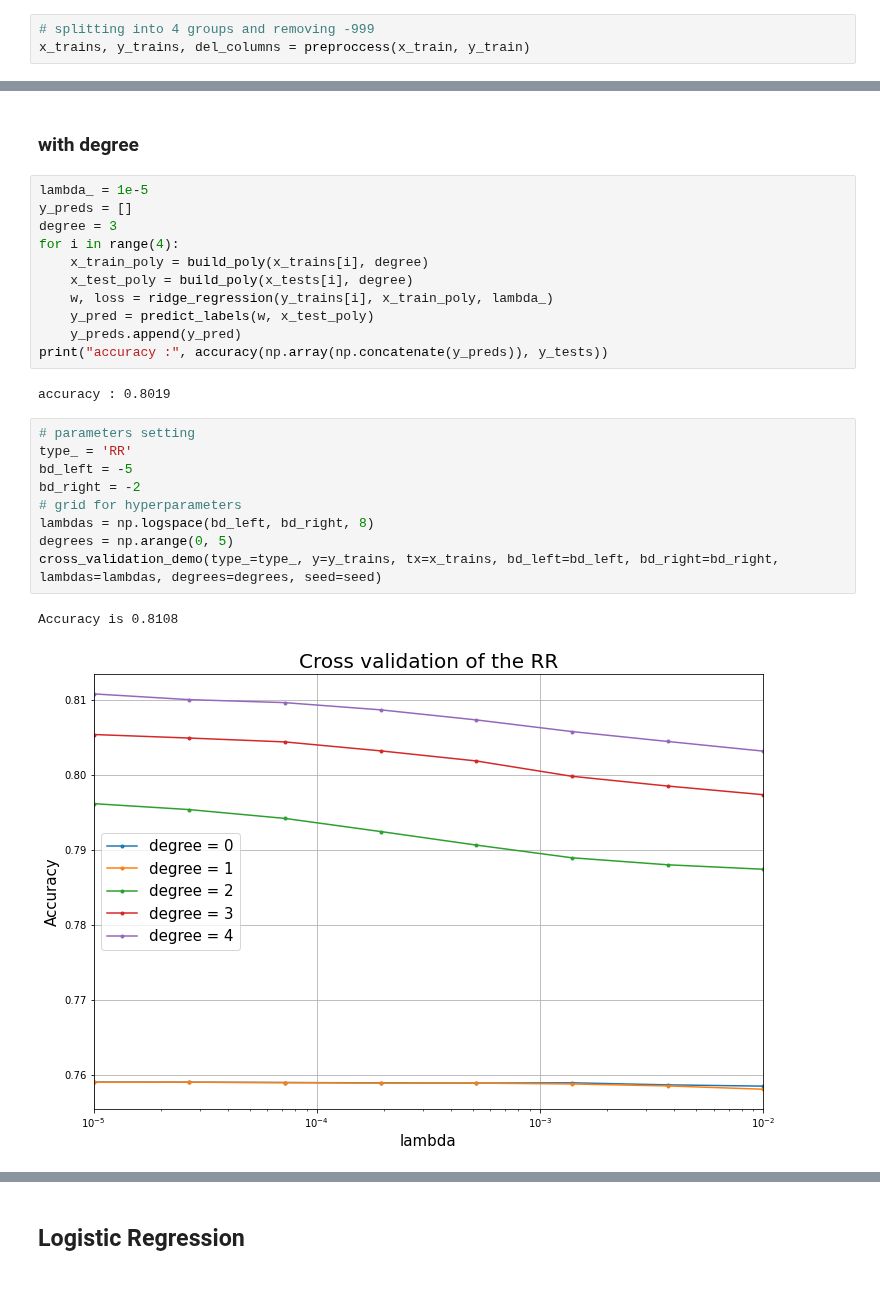
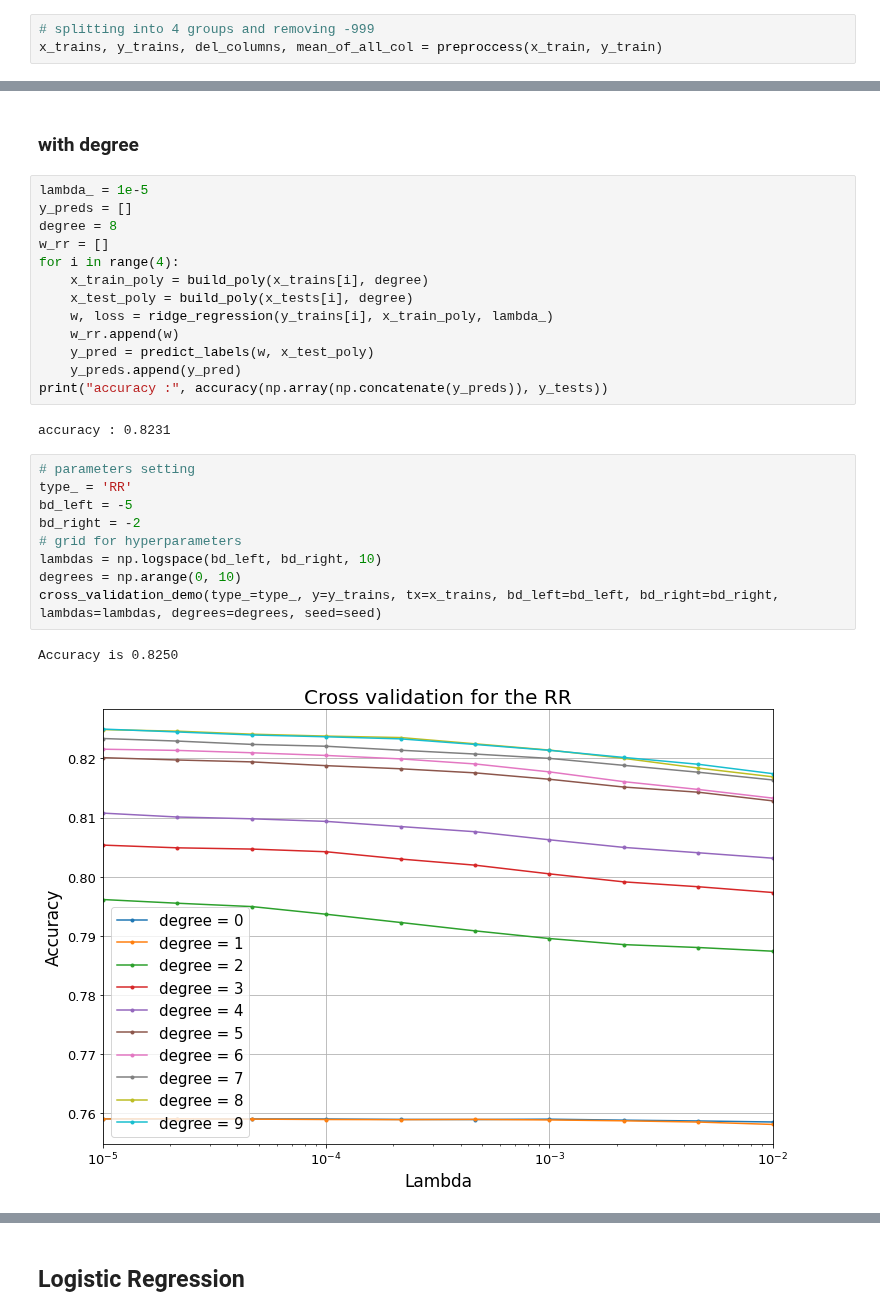
Before and after one commit to SonyaBlinova/ml-project-1-SES, a Jupyter notebook: project_FourGroups.ipynb, the cells around one changed output, grey strips where cells are left out. Drawn from its saved outputs; the diff is of its cells as text; blank space fills up the shorter version.

```diff
--- a/project_FourGroups.ipynb
+++ b/project_FourGroups.ipynb
@@ -27,7 +31,7 @@ ratio = 0.8
 x_train, y_train, x_test, y_test = split_data(input_data, labels, ratio=ratio, seed=seed)
 # %%
 # splitting into 4 groups and removing -999
-x_trains, y_trains, del_columns = preproccess(x_train, y_train)
+x_trains, y_trains, del_columns, mean_of_all_col = preproccess(x_train, y_train)
 # %%
 # remove correlated columns
 x_trains, del_columns_cor = correletions(x_trains)
@@ -151,25 +158,27 @@ accuracy : 0.7316
 # %%
 lambda_ = 1e-5
 y_preds = []
-degree = 3
+degree = 8
+w_rr = []
 for i in range(4):
     x_train_poly = build_poly(x_trains[i], degree)
     x_test_poly = build_poly(x_tests[i], degree)
     w, loss = ridge_regression(y_trains[i], x_train_poly, lambda_)
+    w_rr.append(w)
     y_pred = predict_labels(w, x_test_poly)
     y_preds.append(y_pred)
 print("accuracy :", accuracy(np.array(np.concatenate(y_preds)), y_tests))
 # %% [output]
-accuracy : 0.8019
+accuracy : 0.8231
 # %%
 # parameters setting
 type_ = 'RR'
 bd_left = -5
 bd_right = -2
 # grid for hyperparameters
-lambdas = np.logspace(bd_left, bd_right, 8)
-degrees = np.arange(0, 5)
+lambdas = np.logspace(bd_left, bd_right, 10)
+degrees = np.arange(0, 10)
 cross_validation_demo(type_=type_, y=y_trains, tx=x_trains, bd_left=bd_left, bd_right=bd_right, lambdas=lambdas, degrees=degrees, seed=seed)
 # %% [output]
-Accuracy is 0.8108
+Accuracy is 0.8250
-[figure, old version]
+[figure, new version]
```
Also changed, not shown: parts of 23 cells of this notebook, 9 other files.
